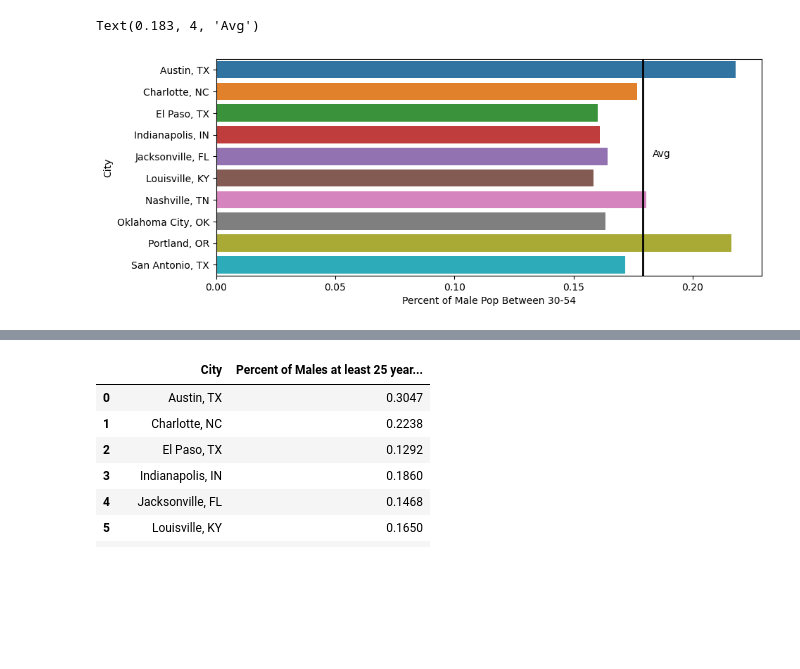
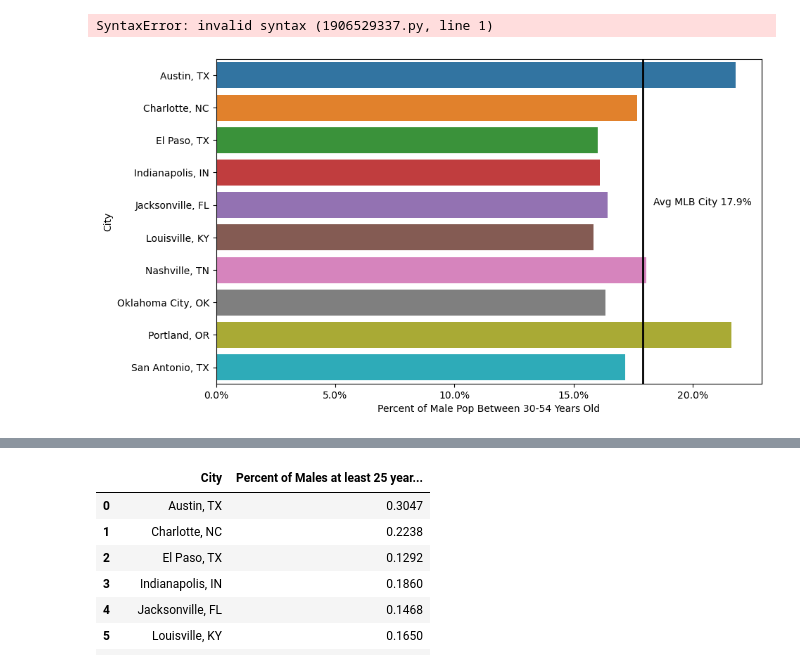
Before and after one commit to NashvilleNorris/norris_capstone, a Jupyter notebook: data/capstone.ipynb, the cells around one changed output, grey strips where cells are left out. Drawn from its saved outputs; the diff is of its cells as text; code cells hidden in the pictures; blank space fills up the shorter version.

```diff
--- a/data/capstone.ipynb
+++ b/data/capstone.ipynb
@@ -24,11 +24,15 @@ ages_no_team.head
+# %%
+cols = ['red' if y < 17 else 'grey' for in ages_no_team.Percent of Male Pop Between 30-54 Years Old]
+# %% [output]
+SyntaxError: invalid syntax (1906529337.py, line 1)
 # %%
-fig, ax = plt.subplots(figsize=(10, 4))
-sns.barplot(x = "Percent of Male Pop Between 30-54",
+fig, ax = plt.subplots(figsize=(10, 6))
+sns.barplot(x = "Percent of Male Pop Between 30-54 Years Old",
             y = "City",
-           data = ages_no_team).axvline(x=0.1789, color= 'black', linewidth=2)
-ax.text(0.183,4, "Avg")
+           data = ages_no_team).axvline(x=0.1789, color= 'black', linewidth=2,)
+ax.text(0.1835,4, "Avg MLB City 17.9%")
 #.text(x= 0, y=9.25, s='target');
 #plt.axvline(x=np.nanmean(ages_has_team.x))
+ax.set_xticklabels(map('{:.1f}%'.format, 100*ax.xaxis.get_majorticklocs()));
 # %% [output]
-Text(0.183, 4, 'Avg')
-[figure, old version]
+[figure, new version]
```
Also changed, not shown: parts of 10 cells of this notebook, 15 other files.
